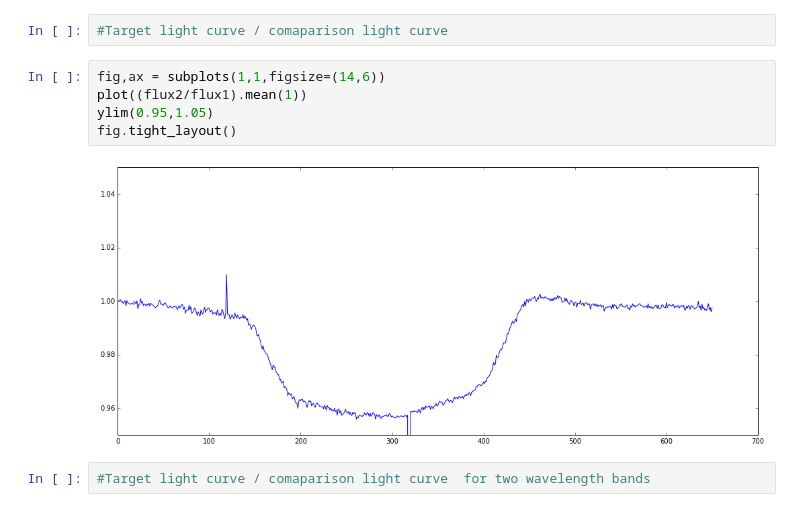
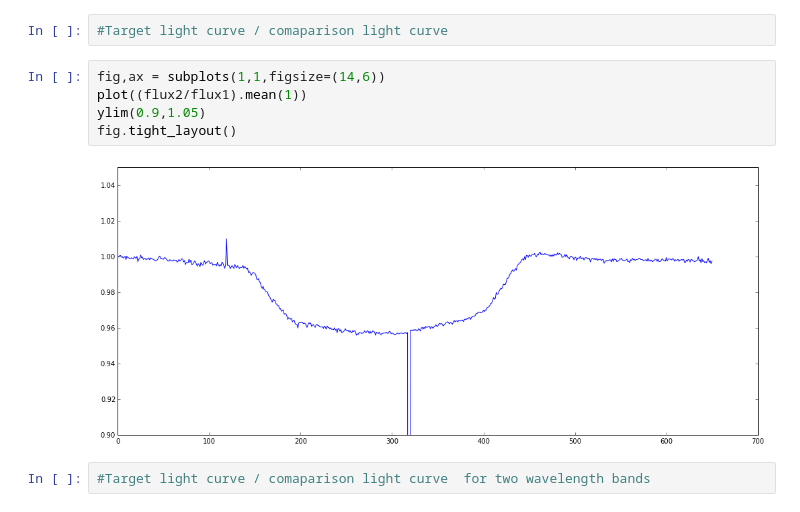
Before and after one commit to hpparvi/Parviainen-2017-WASP-80b, a Jupyter notebook: 06_light_curve_generation.ipynb, the cells around one changed output. Cells and saved outputs as stored; diff of their text form.

```diff
--- a/06_light_curve_generation.ipynb
+++ b/06_light_curve_generation.ipynb
@@ -84,10 +90,10 @@ fig.tight_layout()
 # %%
 fig,ax = subplots(1,1,figsize=(14,6))
 plot((flux2/flux1).mean(1))
-ylim(0.95,1.05)
+ylim(0.9,1.05)
 fig.tight_layout()
 # %% [output]
-[figure, old version]
+[figure, new version]
 # %%
 #Target light curve / comaparison light curve  for two wavelength bands
 # %%
```
Also changed, not shown: parts of 17 cells of this notebook.
